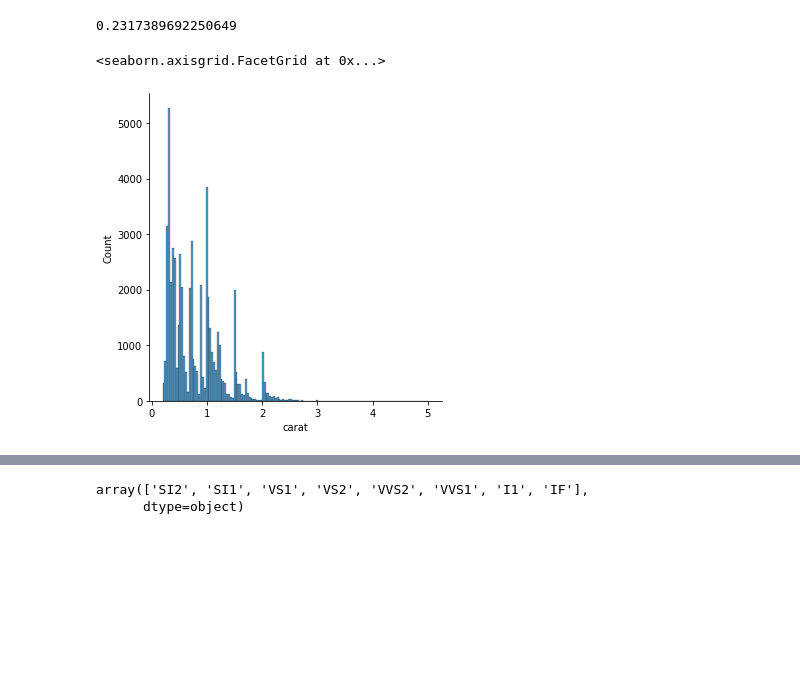
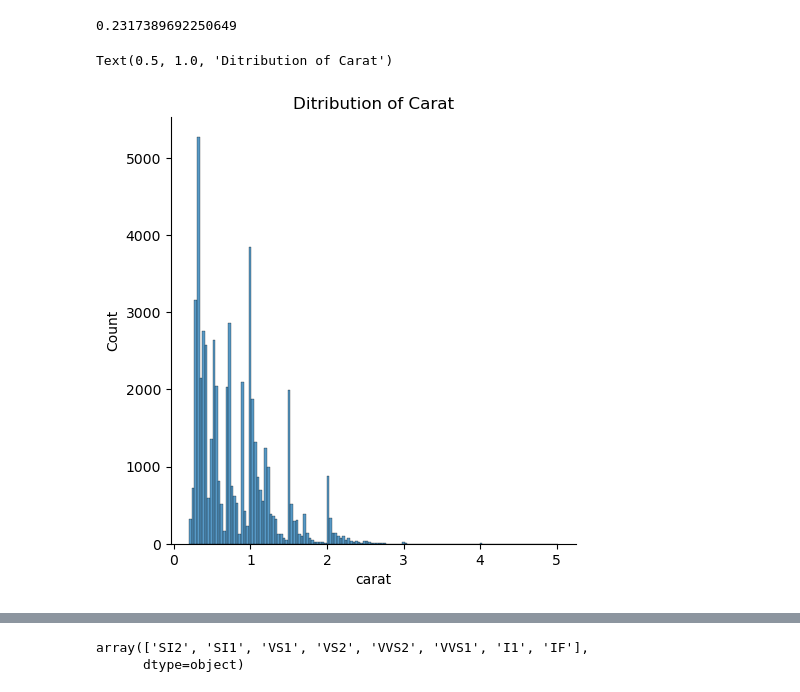
Before and after one commit to tiyasanin1/Data-Processing, a Jupyter notebook: notebok/index.ipynb, the cells around one changed output, grey strips where cells are left out. Saved outputs shown, nothing was run; the diff lists cells and outputs as text; code cells hidden in the pictures; blank space fills up the shorter version.

```diff
--- a/notebok/index.ipynb
+++ b/notebok/index.ipynb
@@ -4,7 +4,7 @@ import numpy as np
 import seaborn as sns
 import matplotlib.pyplot as plt
 # %%
-df=pd.read_csv(r'diamonds_hw.csv')
+df=pd.read_csv('../data/diamonds_hw.csv')
 df
 # %% [output]
 |  | carat | cut | color | clarity | depth | table | price | x | y | z |
@@ -72,9 +72,10 @@ Kolom-kolom dari dataset 'diamonds.csv' memiliki definisi sebagai berikut:
 0.2317389692250649
 # %%
 sns.displot(df['carat'])
+plt.title('Ditribution of Carat')
 # %% [output]
-<seaborn.axisgrid.FacetGrid at 0x...>
+Text(0.5, 1.0, 'Ditribution of Carat')
-[figure, old version]
+[figure, new version]
 # %%
 df['carat'].fillna(df['carat'].median(),inplace=True)
 df
```
Also changed, not shown: parts of 2 cells of this notebook, 5 other files.
